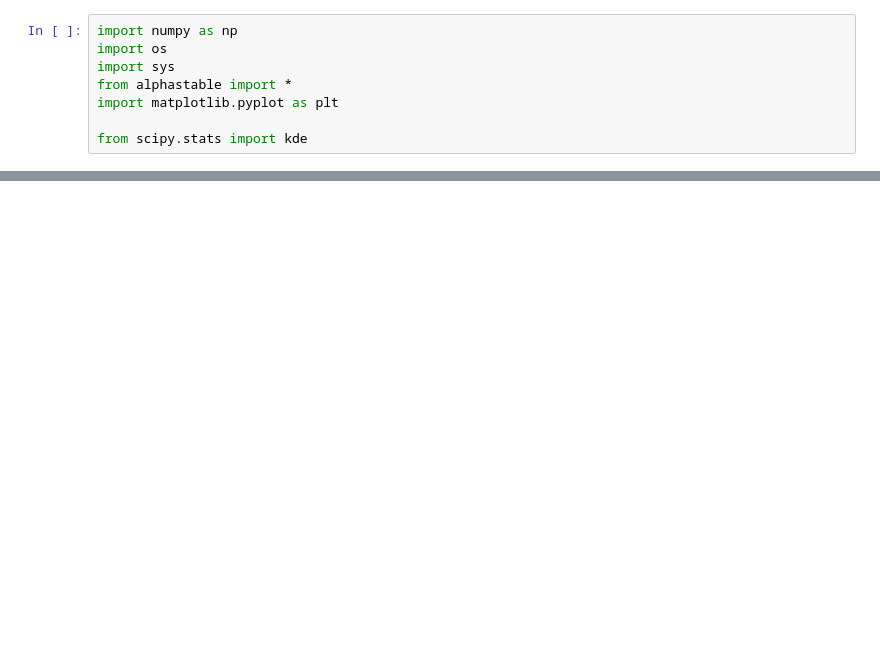
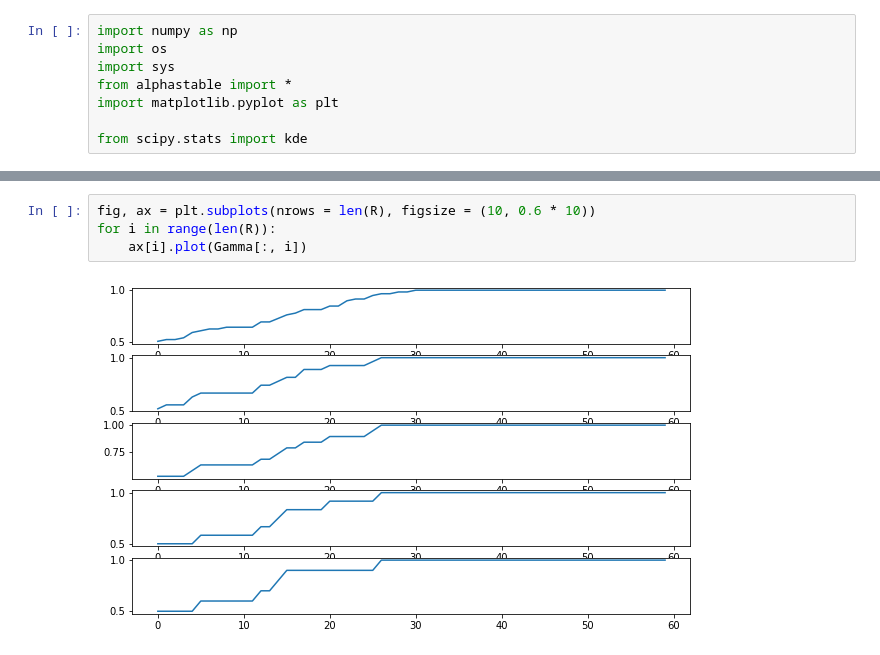
Before and after one commit to chwilko/CSoS, a Jupyter notebook: Python3/L5/Task_1.ipynb, the cells around one changed output, grey strips where cells are left out. Drawn from its saved outputs; the diff is of its cells as text; blank space fills up the shorter version.

```diff
--- a/Python3/L5/Task_1.ipynb
+++ b/Python3/L5/Task_1.ipynb
@@ -71,0 +73,6 @@ array([[0. , 0. , 0. , nan, nan],
+# %%
+fig, ax = plt.subplots(nrows = len(R), figsize = (10, 0.6 * 10))
+for i in range(len(R)):
+    ax[i].plot(Gamma[:, i])
+# %% [output]
+[figure, added]
```
Also changed, not shown: parts of 6 cells of this notebook.
